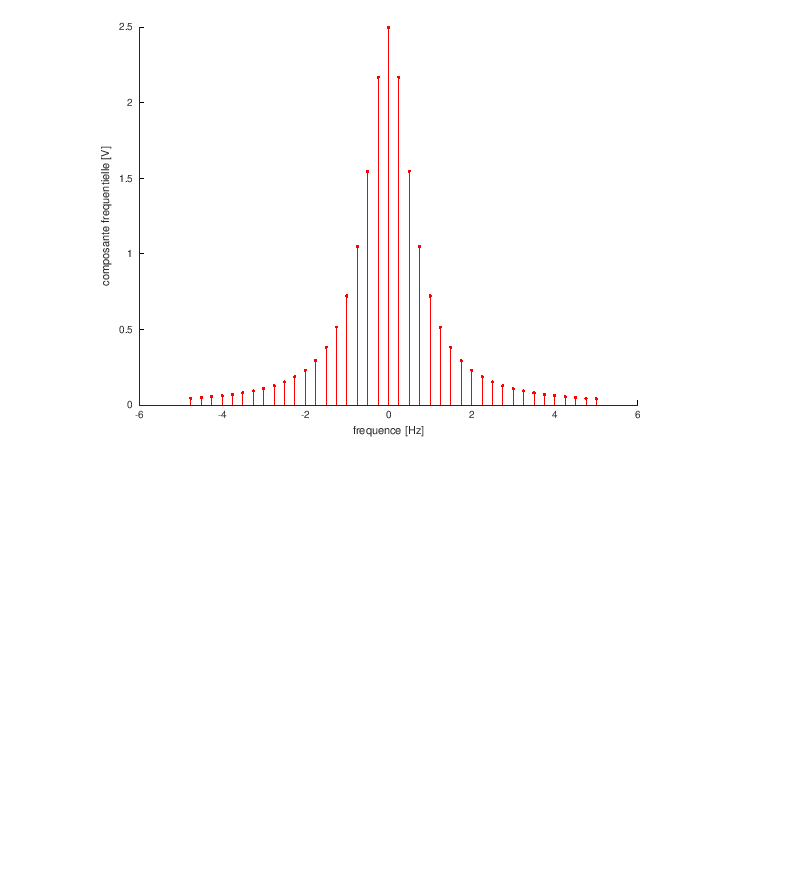
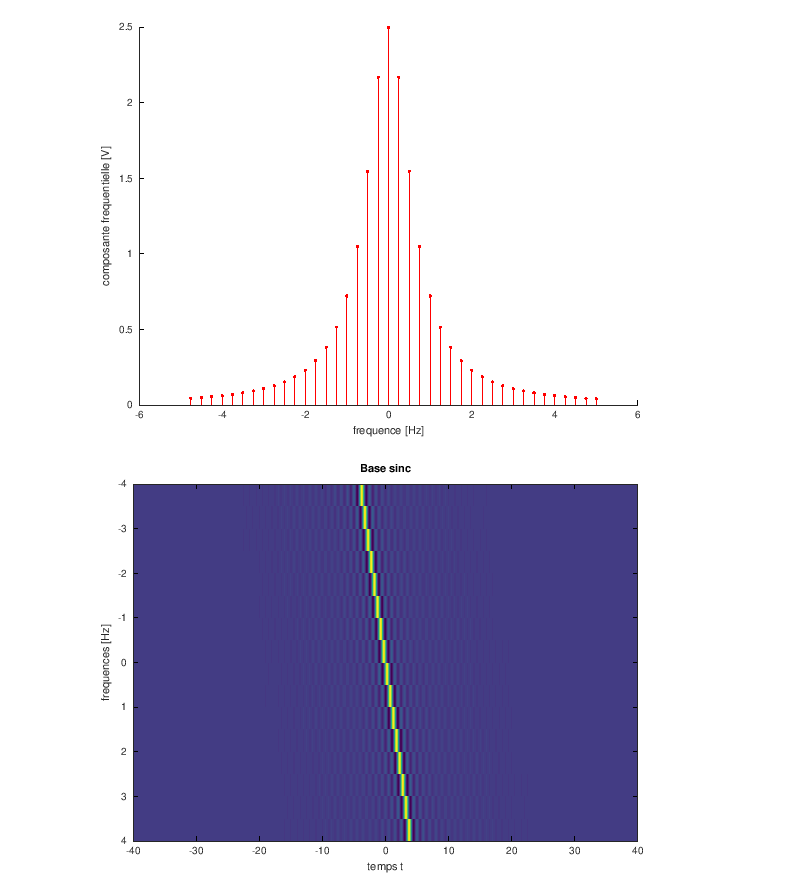
Before and after one commit to balaise31/Signal, a Jupyter notebook: continu/tps/decomposition_temporelle.ipynb, the cells around one changed output. Saved outputs shown, nothing was run; the diff lists cells and outputs as text; code cells hidden in the pictures; blank space fills up the shorter version.

```diff
--- a/continu/tps/decomposition_temporelle.ipynb
+++ b/continu/tps/decomposition_temporelle.ipynb
@@ -344,3 +344,8 @@ pmoy_x =  25.013
 erreur_relative_pour_cent =  0.090350
 [figure]
 [figure]
+# %%
+M = base([80000,0.001],[16,0.5],"sinc");
+M.voir()
+# %% [output]
+[figure, added]
```
Also changed, not shown: parts of 6 cells of this notebook, 6 other files.
